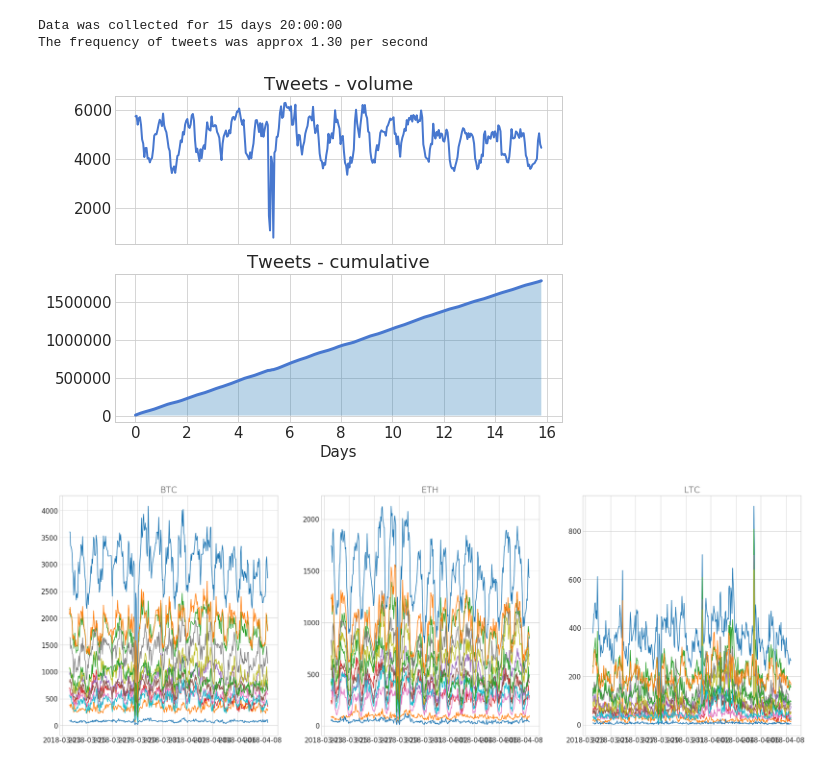
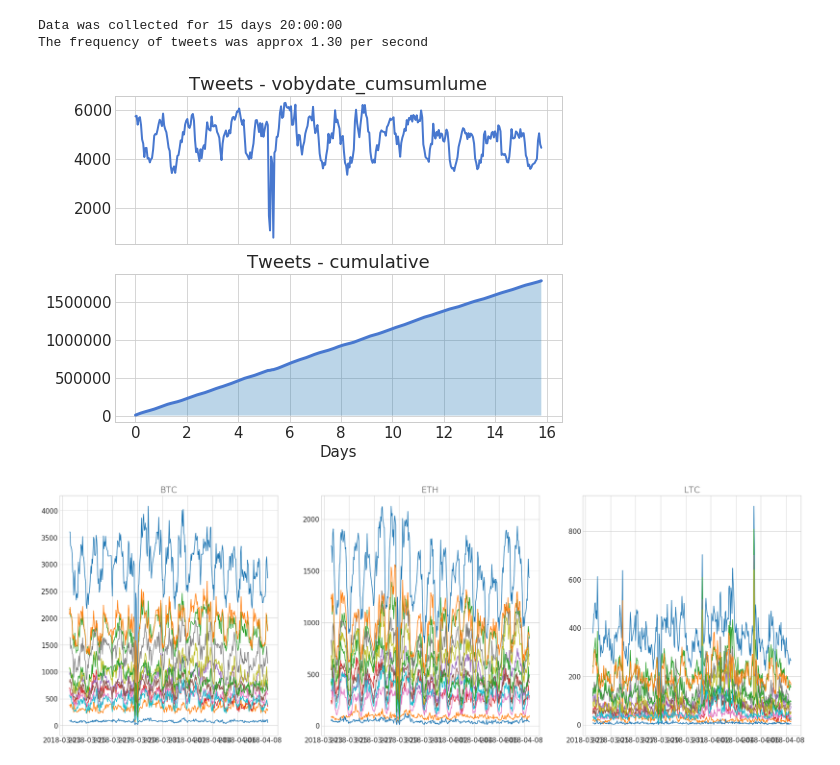
Before and after one commit to tonca/cryptocashtags, a Jupyter notebook: notebooks/Linear_Regression.ipynb, the cells around one changed output. Cells and saved outputs as stored; diff of their text form; code cells hidden in the pictures.

```diff
--- a/notebooks/Linear_Regression.ipynb
+++ b/notebooks/Linear_Regression.ipynb
@@ -137,34 +137,33 @@ Data was collected for 15 days 20:00:00
 The frequency of tweets was approx 1.30 per second
 # %%
 bydate_sum = data.groupby(['date']).sum()
+bydate_cumsum = data.groupby(['date']).sum().cumsum()
 
 # Create data
 tdelta_d = tdelta.total_seconds()/60/60/24
 x_days = (np.arange(bydate_cumsum.shape[0])/(bydate_cumsum.shape[0]))*tdelta_d
 y = bydate_sum['f1']
 
 # Make the plot
 fig, (ax1, ax2) = plt.subplots(2, 1, sharex=True, figsize=(8, 6))
 ax1.plot(x_days, y, color=blue, lw=2)
-ax1.set_title('Tweets - volume')
-
-bydate_cumsum = data.groupby(['date']).sum().cumsum()
+ax1.set_title('Tweets - vobydate_cumsumlume')
 
 # Create data
 y = bydate_cumsum['f1']
 
 # Make the plot
 #fig, ax = plt.subplots(figsize=(10, 5))
 ax2.plot(x_days, y, color=blue, lw=3)
 ax2.fill_between(x_days, 0, y, alpha=.3)
 ax2.set_title('Tweets - cumulative')
 ax2.set_xlabel('Days')
 
 
 plt.show()
 fig.savefig('tweets-volume.png')
 # %% [output]
-[figure, old version]
+[figure, new version]
 # %%
 fig = plt.figure(figsize=(30,10))
 
```
Also changed, not shown: parts of 18 cells of this notebook, 1 other file.
